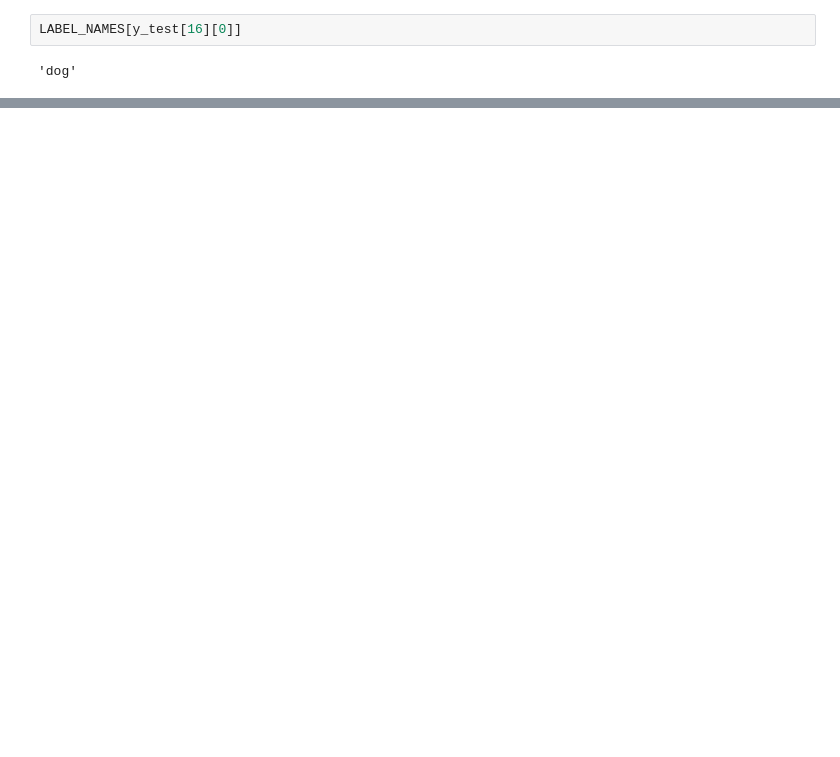
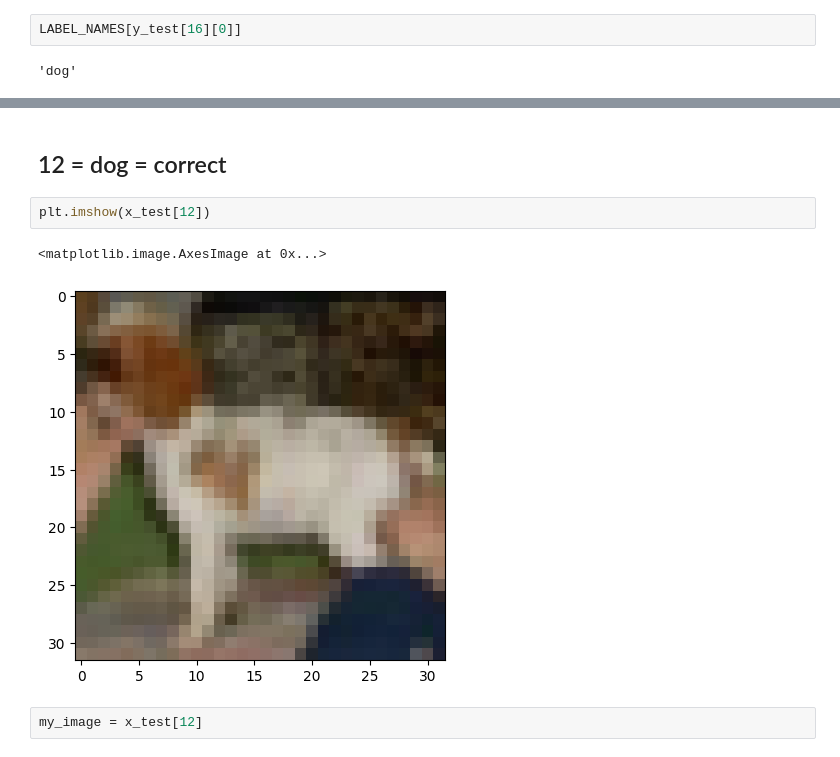
Before and after one commit to mariaingold/CNN, a Jupyter notebook: CNN_object_recognition.ipynb, the cells around one changed output, grey strips where cells are left out. Saved outputs shown, nothing was run; the diff lists cells and outputs as text; blank space fills up the shorter version.

Commit message:
Image recognition on 12-15

```diff
--- a/CNN_object_recognition.ipynb
+++ b/CNN_object_recognition.ipynb
@@ -424,0 +429,9 @@ LABEL_NAMES[y_test[16][0]]
+# %% [markdown]
+## 12 = dog = correct
+# %%
+plt.imshow(x_test[12])
+# %% [output]
+<matplotlib.image.AxesImage at 0x...>
+[figure, added]
+# %%
+my_image = x_test[12]
```
Also changed, not shown: parts of 29 cells of this notebook.
